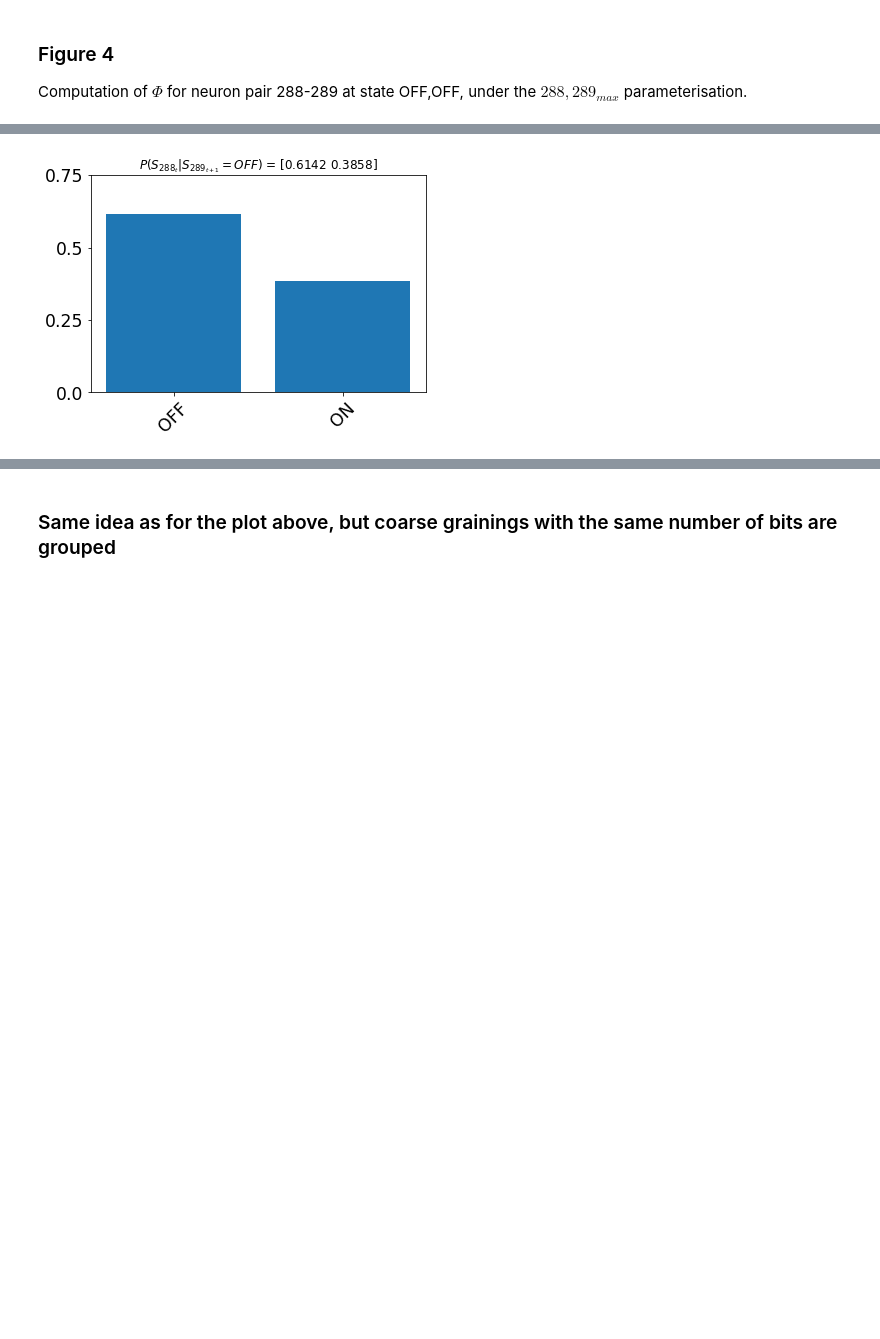
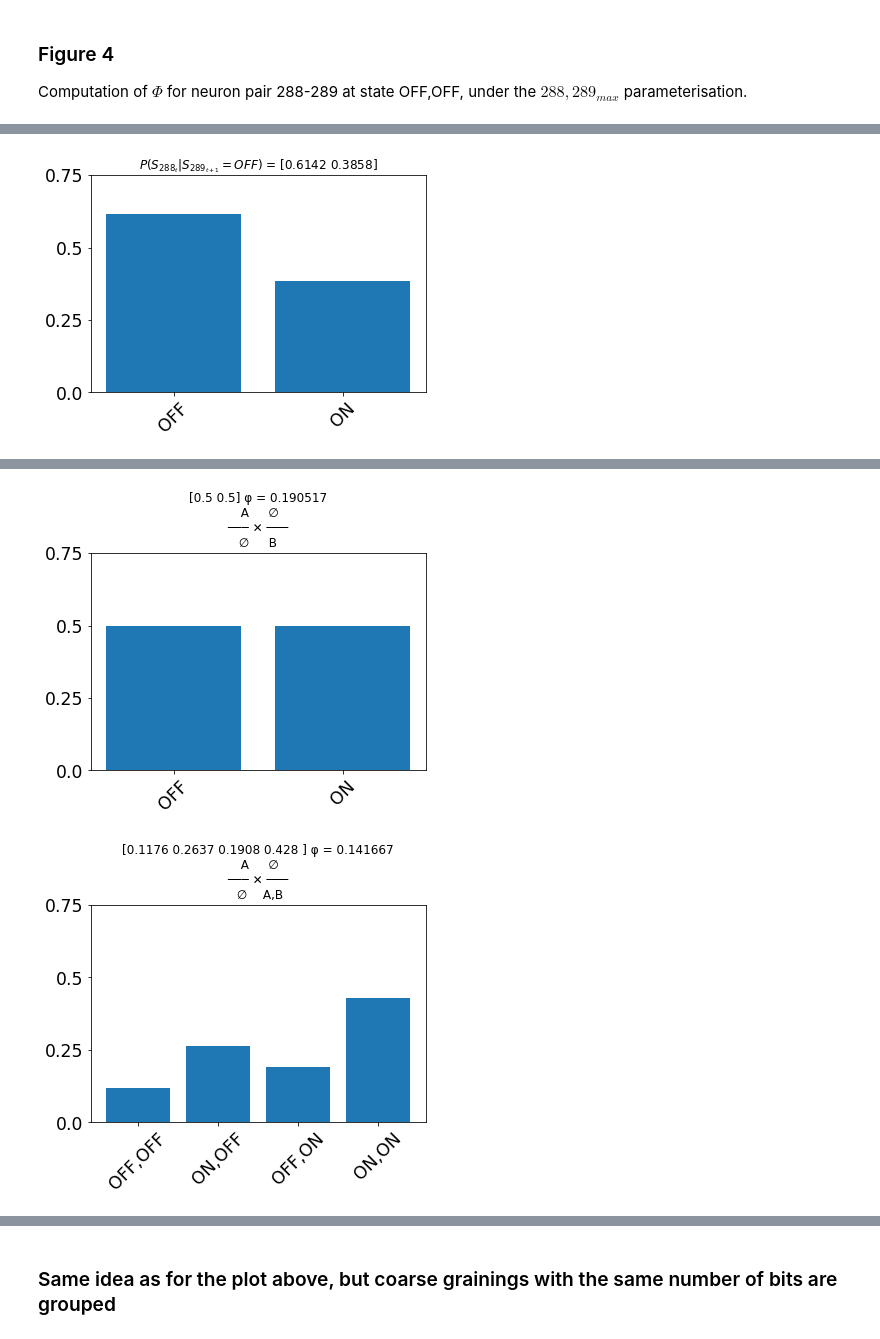
Before and after one commit to isacdaavid/temporal_emergence, a Jupyter notebook: results_walkthrough.ipynb, the cells around one changed output, grey strips where cells are left out. Drawn from its saved outputs; the diff is of its cells as text; code cells hidden in the pictures; blank space fills up the shorter version.

Commit message:
results_walkthrough.ipynb: plot partitioned repertoires (AID)

```diff
--- a/results_walkthrough.ipynb
+++ b/results_walkthrough.ipynb
@@ -367,7 +367,7 @@ plt.show()
 Computation of $Φ$ for neuron pair 288-289 at state OFF,OFF, under the
 $288,289_{max}$ parameterisation.
 # %%
-from temporal_emergence import CoarseGrainer
+from temporal_emergence import CoarseGrainer, PhiCalculator, Helpers
 import matplotlib.pyplot as plt
 import numpy as np
 import pyphi
@@ -458,16 +458,57 @@ plot_repertoire(tpm=TPM_max_phi_coarse_grained,
                 xlabs=["OFF", "ON"])
 
 # subfigures D and E (minimally-irreducible partitions and AID)
-pyphi.config.VALIDATE_CONDITIONAL_INDEPENDENCE = False
-pyphi.config.MEASURE='EMD'
+def plot_partitioned_repertoire(repertoire, xlabs, phi, mip, purview):
+    fig, ax = plt.subplots()
+    ax.bar(range(len(repertoire)), repertoire)
+    yticks = np.arange(0, 1, .25)
+    plt.xticks(range(len(repertoire)))
+    plt.yticks(yticks)
+    ax.set_xticklabels(xlabs, size='xx-large', rotation=45)
+    ax.set_yticklabels(yticks, size='xx-large')
+    ax.set_title(f"{purview}\nφ = {str(phi)}\n{str(mip)}\n{str(np.round(repertoire, 4))}")
+    plt.show()
 
-network = pyphi.Network(TPM_max_phi_coarse_grained, node_labels=("288", "289"))
-subsystem = pyphi.Subsystem(network, (0,1))
-sia = pyphi.compute.sia(subsystem)
-print(sia.ces)
-print(sia.partitioned_ces)
-print(sia.cut)
-print('φ = ' + str(sia.phi))
+def xlabs_from_repertoire(repertoire):
+    if repertoire.size == 2:
+        return ["OFF", "ON"]
+    elif repertoire.size == 4:
+        return ["OFF,OFF", "ON,OFF", "OFF,ON", "ON,ON"]
+    else:
+        raise Exception('not implemented')
+
+# pyphi.config.VALIDATE_CONDITIONAL_INDEPENDENCE = False
+# pyphi.config.MEASURE='EMD'
+
+network = pyphi.Network(TPM_max_phi_coarse_grained,
+                        num_states_per_node=num_states_l[0])
+print(network)
+# states = Helpers.get_nary_states(2,2)
+states = [(0,0)]
+
+for state in states:
+    print("SSSSSSSSSSSSSSSSSS " + str(state) + " SSSSSSSSSSSSSSSSSS")
+    subsystem = pyphi.Subsystem(network, state)
+    sia = pyphi.compute.sia(subsystem)
+    for concept in sia.ces:
+        repertoire = concept.cause.partitioned_repertoire
+        xlabs=xlabs_from_repertoire(repertoire)
+        plot_partitioned_repertoire(repertoire.reshape([repertoire.size], order='F'),
+                                    xlabs,
+                                    concept.cause.phi,
+                                    concept.cause.mip,
+                                    purview='CAUSE')
+        repertoire = concept.effect.partitioned_repertoire
+        xlabs=xlabs_from_repertoire(repertoire)
+        plot_partitioned_repertoire(repertoire.reshape([repertoire.size], order='F'),
+                                    xlabs,
+                                    concept.effect.phi,
+                                    concept.effect.mip,
+                                    purview='EFFECT')
+    # print(sia.ces)
+    # print(sia.partitioned_ces)
+    # print(sia.cut)
+    # print('φ = ' + str(sia.phi))
 # %% [output]
 coarse-grained states:
 
@@ -507,0 +538,2 @@ Cut [289] ━━/ /━━➤ [288]
+[figure, added]
+[figure, added]
```
Also changed, not shown: parts of 2 cells of this notebook, 1 other file.
